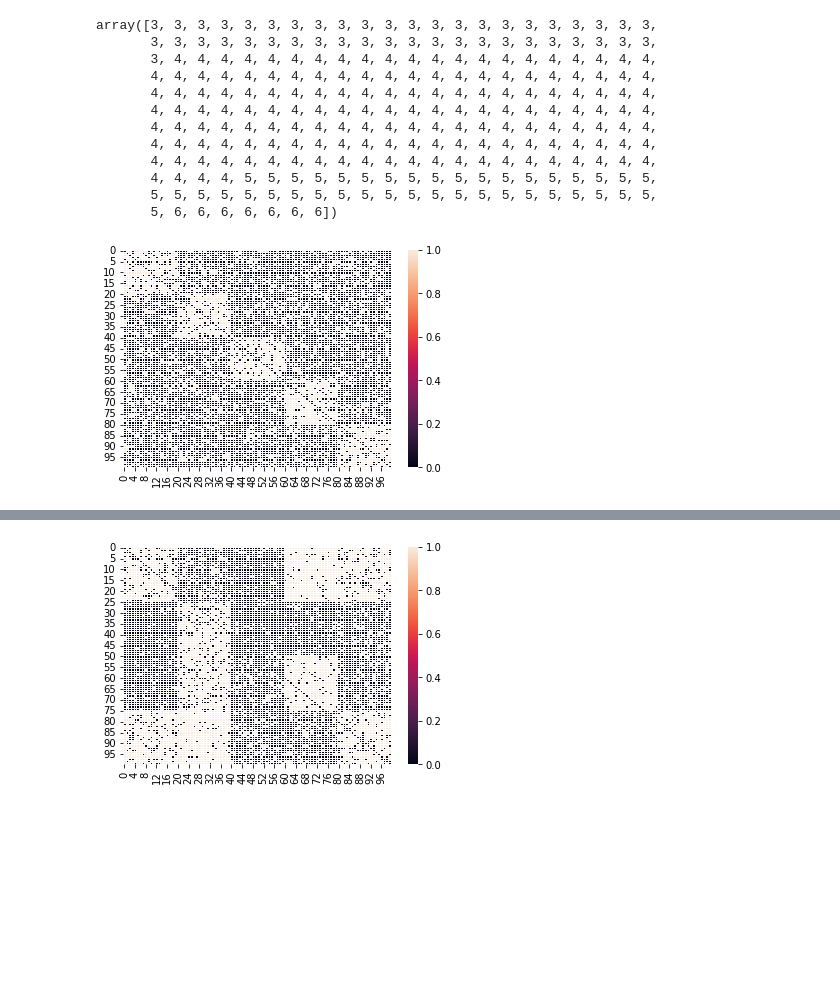
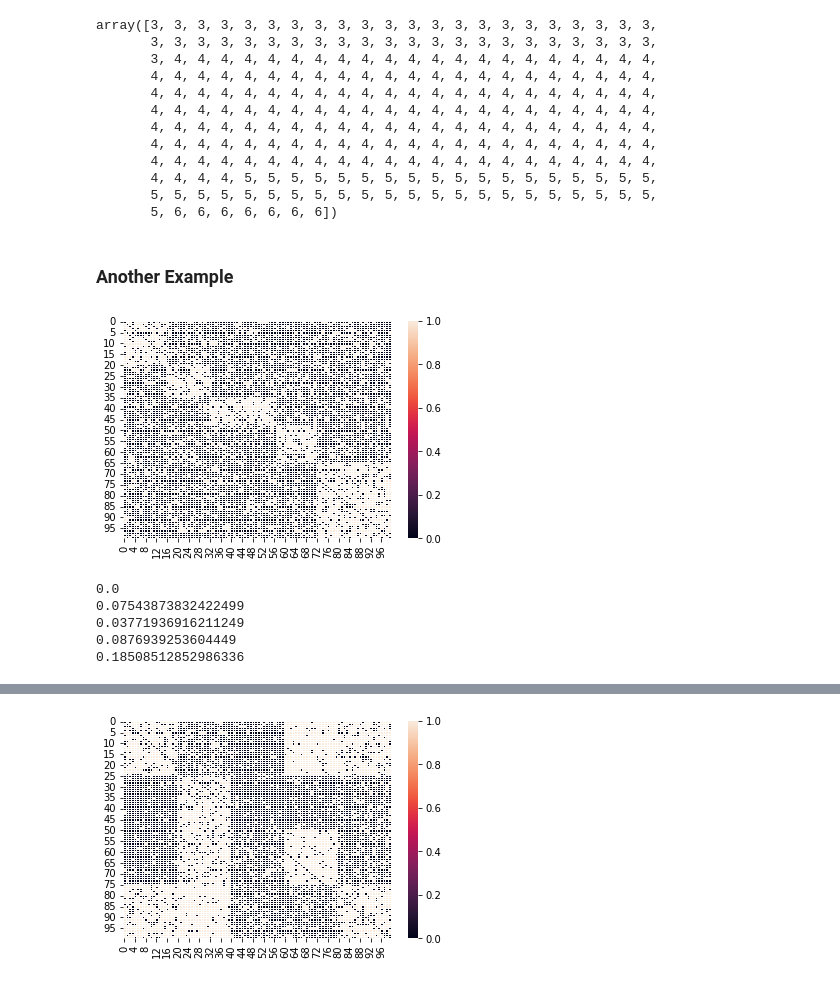
Before and after one commit to FreeTheOtter/BNP-Net, a Jupyter notebook: src/irm_bicluster_2.ipynb, the cells around one changed output, grey strips where cells are left out. Cells and saved outputs as stored; diff of their text form; code cells hidden in the pictures; blank space fills up the shorter version.

Commit message:
fix third example

```diff
--- a/src/irm_bicluster_2.ipynb
+++ b/src/irm_bicluster_2.ipynb
@@ -1022,8 +1370,45 @@ def pr_cc(Z, mode = 'biclustering'):
             C += (Z[i]@Z[i].T)
 
         return C/len(Z)
+# %% [markdown]
+### Another Example
+# %%
+theta = np.array([[0.75, 0.25, 0.25, 0.25, 0.25],
+                  [0.25, 0.75, 0.25, 0.25, 0.25],
+                  [0.25, 0.25, 0.75, 0.25, 0.25],
+                  [0.25, 0.25, 0.25, 0.75, 0.25],
+                  [0.25, 0.25, 0.25, 0.25, 0.75]])
+
+Sr = [20, 15, 13, 17, 35]
+Sc = [16, 16, 25, 15, 28]
+
+Hr = []
+c = 0
+for i in Sr:
+    for j in range(i):
+        Hr += [c]
+    c+=1
+
+Hc = []
+c = 0
+for i in Sc:
+    for j in range(i):
+        Hc += [c]
+    c+=1
+
+z0 = [np.array(Hr), np.array(Hc)]
+
+N = np.sum(Sr)
+true_rho = np.zeros((N,N))
+for i in range(N):
+    for j in range(N):
+        if i == j:
+            continue
+        true_rho[i,j] += theta[z0[0][i], z0[1][j]]
 # %%
+X = generate_graph_bicluster(Sr, Sc, theta, random_seed=40)
+
 ax = sns.heatmap(X, linewidth=0.5)
 plt.show()
 # %% [output]
-[figure, old version]
+[figure, new version]
@@ -1029,0 +1464,12 @@ plt.show()
+# %%
+print(VIr_true)
+print(VIc_true)
+print(np.mean([VIr_true, VIc_true]))
+print(VI_relative_true)
+print(VI_relative_ball)
+# %% [output]
+0.0
+0.07543873832422499
+0.03771936916211249
+0.0876939253604449
+0.18508512852986336
```
Also changed, not shown: parts of 24 cells of this notebook, 1 other file.
